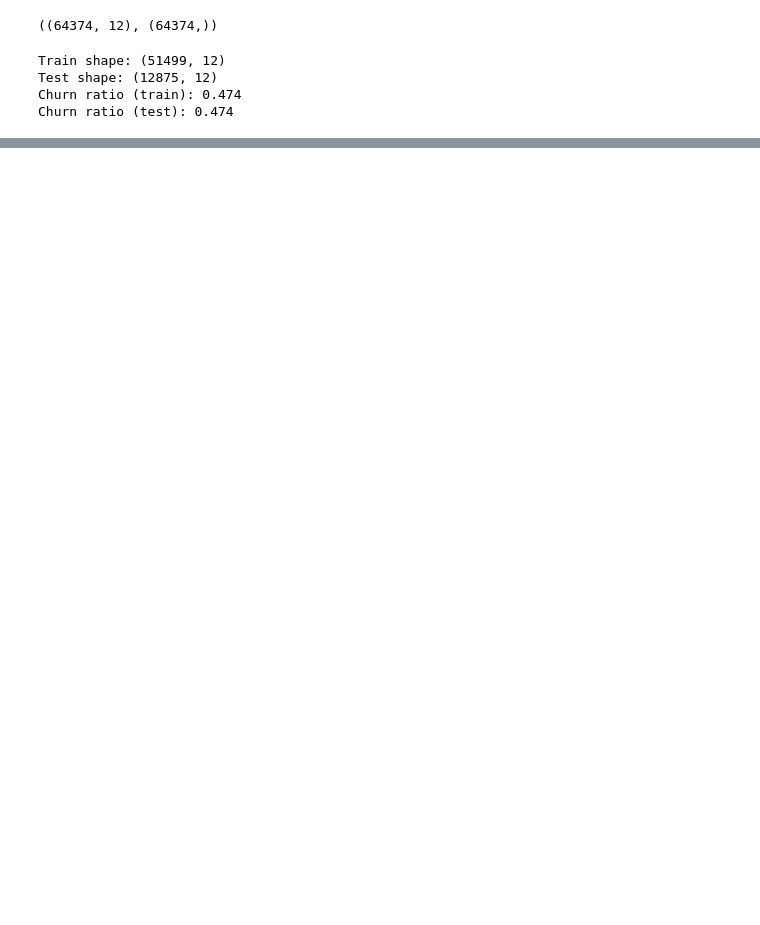
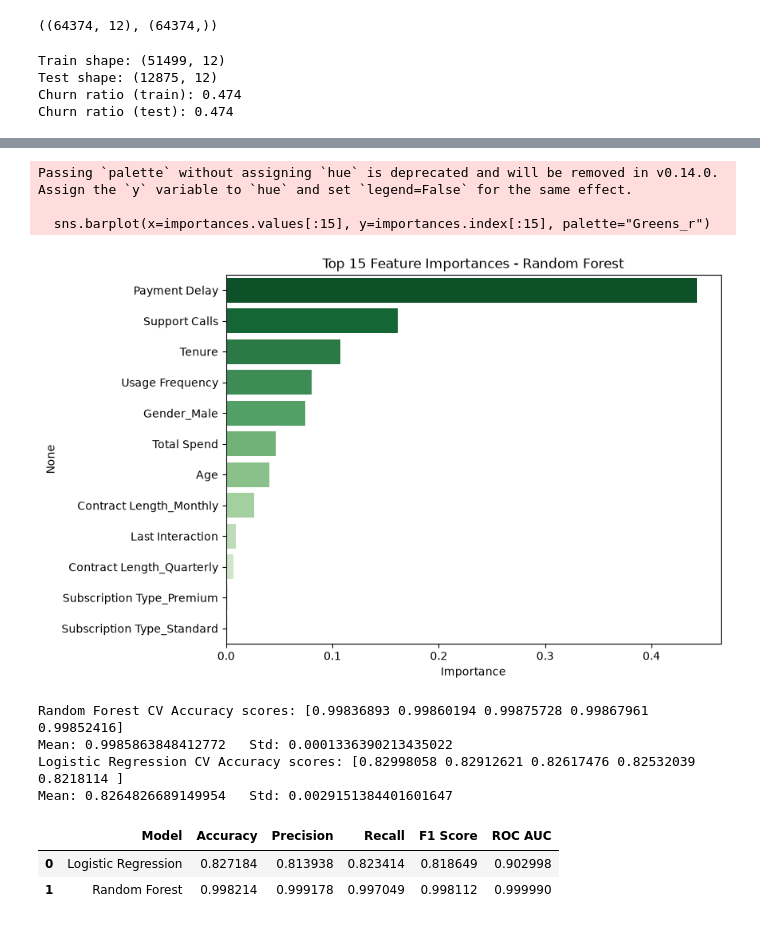
Before and after one commit to janaali2006/customer-churn-prediction, a Jupyter notebook: main (1).ipynb, the cells around one changed output, grey strips where cells are left out. Drawn from its saved outputs; the diff is of its cells as text; code cells hidden in the pictures; blank space fills up the shorter version.

```diff
--- a/main (1).ipynb
+++ b/main (1).ipynb
@@ -259,0 +357,43 @@ X_train.head()
+# %%
+importances = pd.Series(rf.feature_importances_, index=X_train.columns).sort_values(ascending=False)
+
+plt.figure(figsize=(8, 6))
+sns.barplot(x=importances.values[:15], y=importances.index[:15], palette="Greens_r")
+plt.title("Top 15 Feature Importances - Random Forest")
+plt.xlabel("Importance")
+plt.show()
+# %% [output]
+Passing `palette` without assigning `hue` is deprecated and will be removed in v0.14.0. Assign the `y` variable to `hue` and set `legend=False` for the same effect.
+
+  sns.barplot(x=importances.values[:15], y=importances.index[:15], palette="Greens_r")
+[figure, added]
+# %%
+from sklearn.model_selection import cross_val_score
+
+rf_cv_scores = cross_val_score(rf, X, y, cv=5, scoring="accuracy")
+print("Random Forest CV Accuracy scores:", rf_cv_scores)
+print("Mean:", rf_cv_scores.mean(), "  Std:", rf_cv_scores.std())
+
+log_reg_cv = LogisticRegression(max_iter=5000, random_state=42)
+log_cv_scores = cross_val_score(log_reg_cv, X, y, cv=5, scoring="accuracy")
+print("Logistic Regression CV Accuracy scores:", log_cv_scores)
+print("Mean:", log_cv_scores.mean(), "  Std:", log_cv_scores.std())
+# %% [output]
+Random Forest CV Accuracy scores: [0.99836893 0.99860194 0.99875728 0.99867961 0.99852416]
+Mean: 0.9985863848412772   Std: 0.0001336390213435022
+Logistic Regression CV Accuracy scores: [0.82998058 0.82912621 0.82617476 0.82532039 0.8218114 ]
+Mean: 0.8264826689149954   Std: 0.0029151384401601647
+# %%
+results = pd.DataFrame({
+    "Model": ["Logistic Regression", "Random Forest"],
+    "Accuracy": [accuracy_score(y_test, y_pred_log), accuracy_score(y_test, y_pred_rf)],
+    "Precision": [precision_score(y_test, y_pred_log), precision_score(y_test, y_pred_rf)],
+    "Recall": [recall_score(y_test, y_pred_log), recall_score(y_test, y_pred_rf)],
+    "F1 Score": [f1_score(y_test, y_pred_log), f1_score(y_test, y_pred_rf)],
+    "ROC AUC": [roc_auc_score(y_test, y_proba_log), roc_auc_score(y_test, y_proba_rf)],
+})
+results
+# %% [output]
+|  | Model | Accuracy | Precision | Recall | F1 Score | ROC AUC |
+| 0 | Logistic Regression | 0.827184 | 0.813938 | 0.823414 | 0.818649 | 0.902998 |
+| 1 | Random Forest | 0.998214 | 0.999178 | 0.997049 | 0.998112 | 0.999990 |
```
Also changed, not shown: parts of 7 cells of this notebook.
